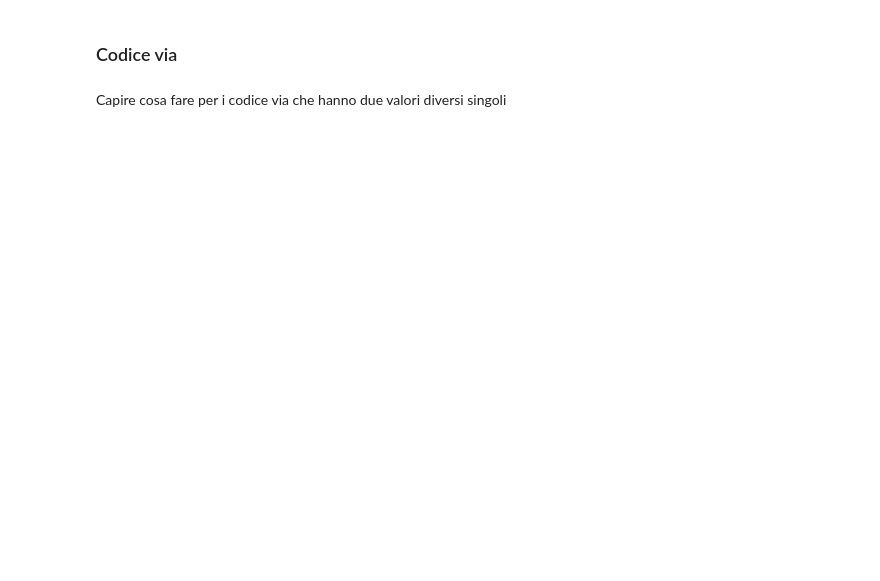
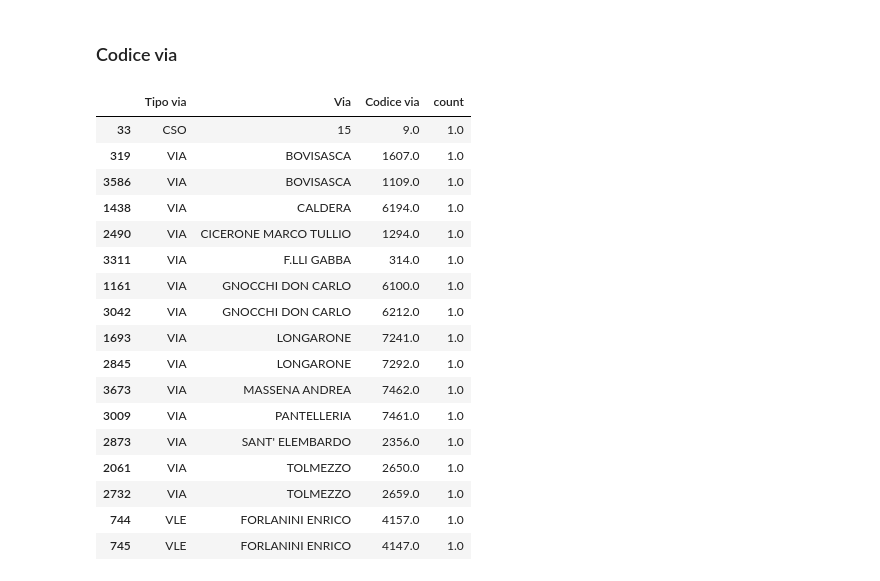
Before and after one commit to leonardotisato/DQP, a Jupyter notebook: ubicazione.ipynb, the cells around one changed output. Cells and saved outputs as stored; diff of their text form; code cells hidden in the pictures; blank space fills up the shorter version.

```diff
--- a/ubicazione.ipynb
+++ b/ubicazione.ipynb
@@ -341,17 +362,42 @@ dfvia.iloc[check.index]
 # %% [markdown]
 ### Codice via
+# %%
+# Save in csv file all the different Via with their corrispective codice via, without duplicates
+# Also save the number of times each row appears
+pre = DATASET[['Tipo via', 'Via', 'Codice via']].copy()
+pre['count'] = pre.groupby(['Tipo via', 'Via', 'Codice via'])['Tipo via'].transform('count')
+pre = pre.drop_duplicates()
+pre = pre.sort_values(by=['Tipo via', 'Via'])
+pre.to_csv('codice_via_mapping_pre.csv', index=False)
 # %%
-# Save in csv file all the different Via with their corrispective codice via, without duplicates
-# Also save the number of times each row appears
-codvia = dfvia[['Tipo via', 'Via', 'Codice via']].copy()
-codvia['count'] = codvia.groupby(['Tipo via', 'Via', 'Codice via'])['Tipo via'].transform('count')
-codvia = codvia.drop_duplicates()
-codvia = codvia.sort_values(by=['Tipo via', 'Via'])
-codvia.to_csv('codice_via_mapping.csv', index=False)
+# Show rows where the same Tipo via + Via combination has multiple different Codice via values
+duplicated_mask = pre.duplicated(subset=['Tipo via', 'Via'], keep=False)
+pre[duplicated_mask].sort_values(by=['Tipo via', 'Via', 'Codice via']).to_csv('duplicated_tipo_via_via.csv', index=False)
 
-# Show rows where the same Tipo via + Via combination has multiple different Codice via values
-duplicated_mask = codvia.duplicated(subset=['Tipo via', 'Via'], keep=False)
-codvia[duplicated_mask].sort_values(by=['Tipo via', 'Via', 'Codice via'])
-codvia[duplicated_mask].to_csv('duplicated_tipo_via_via_codice_via.csv', index=False)
+# Save the mapping of (Tipo via, Via) that are new and not in the pre dataset
+not_in_pre = dfvia[['Tipo via', 'Via', 'Codice via']].copy()
+not_in_pre['count'] = not_in_pre.groupby(['Tipo via', 'Via', 'Codice via'])['Tipo via'].transform('count')
+not_in_pre = not_in_pre.drop_duplicates()
+not_in_pre = not_in_pre[~not_in_pre.set_index(['Tipo via', 'Via']).index.isin(pre.set_index(['Tipo via', 'Via']).index)]
+not_in_pre = not_in_pre.sort_values(by=['Tipo via', 'Via'])
+not_in_pre.to_csv('codice_via_mapping_not_in_pre.csv', index=False)
+not_in_pre
+# %% [output]
+|  | Tipo via | Via | Codice via | count |
+| 33 | CSO | 15 | 9.0 | 1.0 |
+| 319 | VIA | BOVISASCA | 1607.0 | 1.0 |
+| 3586 | VIA | BOVISASCA | 1109.0 | 1.0 |
+| 1438 | VIA | CALDERA | 6194.0 | 1.0 |
+| 2490 | VIA | CICERONE MARCO TULLIO | 1294.0 | 1.0 |
+| 3311 | VIA | F.LLI GABBA | 314.0 | 1.0 |
+| 1161 | VIA | GNOCCHI DON CARLO | 6100.0 | 1.0 |
+| 3042 | VIA | GNOCCHI DON CARLO | 6212.0 | 1.0 |
+| 1693 | VIA | LONGARONE | 7241.0 | 1.0 |
+| 2845 | VIA | LONGARONE | 7292.0 | 1.0 |
+| 3673 | VIA | MASSENA ANDREA | 7462.0 | 1.0 |
+| 3009 | VIA | PANTELLERIA | 7461.0 | 1.0 |
+| 2873 | VIA | SANT' ELEMBARDO | 2356.0 | 1.0 |
+| 2061 | VIA | TOLMEZZO | 2650.0 | 1.0 |
+| 2732 | VIA | TOLMEZZO | 2659.0 | 1.0 |
+| 744 | VLE | FORLANINI ENRICO | 4157.0 | 1.0 |
+| 745 | VLE | FORLANINI ENRICO | 4147.0 | 1.0 |
-# %% [markdown]
-Capire cosa fare per i codice via che hanno due valori diversi singoli
```
Also changed, not shown: parts of 9 cells of this notebook, 4 other files.
